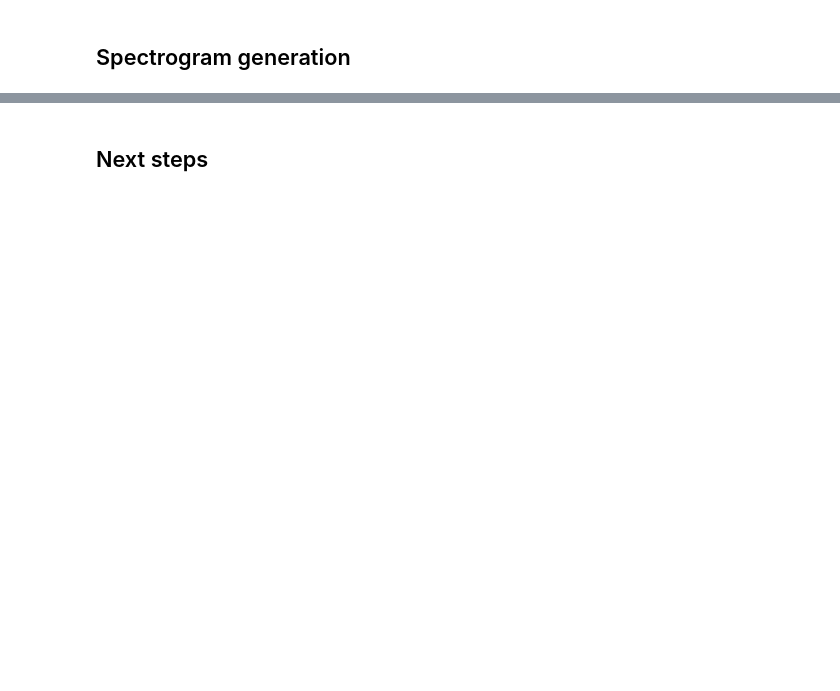
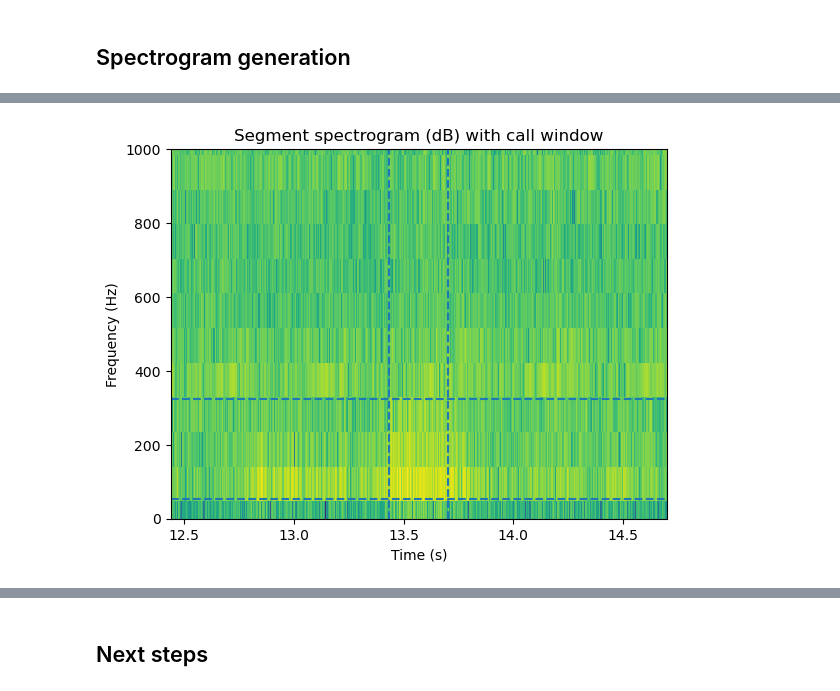
Before and after one commit to hugcamrom/machine-learning-projects, a Jupyter notebook: 01_preprocessing.ipynb, the cells around one changed output, grey strips where cells are left out. Drawn from its saved outputs; the diff is of its cells as text; code cells hidden in the pictures; blank space fills up the shorter version.

```diff
--- a/01_preprocessing.ipynb
+++ b/01_preprocessing.ipynb
@@ -77,3 +77,8 @@ wav_path, wav_path.exists()
 # %% [output]
 (WindowsPath('C:/Users/hugoc/Downloads/GreySealData/GreySealData/Rupes A and B/5713.210806110002.wav'),
  True)
+# %%
+# Select the first annotation row
+row = df.iloc[0]
+
+row
@@ -80,2 +98,92 @@ wav_path, wav_path.exists()
 # %% [markdown]
 ## Spectrogram generation
+# %%
+import numpy as np
+import matplotlib.pyplot as plt
+from scipy.io import wavfile
+from scipy.signal import spectrogram
+
+# --- Values from the row ---
+t0 = float(row["Begin Time (s)"])
+t1 = float(row["End Time (s)"])
+f0 = float(row["Low Freq (Hz)"])
+f1 = float(row["High Freq (Hz)"])
+label = row["Annotation"]
+
+wav_path = RUPES_DIR / ann_path.name.replace(".Table.1.selections.txt", ".wav")
+
+# --- Load wav (keep original dtype; do NOT convert whole thing) ---
+sr, audio_raw = wavfile.read(wav_path)
+
+# If stereo/multi-channel, downmix WITHOUT converting whole file to float
+if audio_raw.ndim > 1:
+    # average channels in float64 would be big; do it in int -> then cast segment later
+    audio_raw = audio_raw.mean(axis=1).astype(audio_raw.dtype)
+
+duration = len(audio_raw) / sr
+print("Sample rate:", sr, "Hz | Duration:", round(duration, 2), "s | Label:", label)
+
+# --- Slice indices first ---
+pad = 1.0
+start_t = max(0.0, t0 - pad)
+end_t = min(duration, t1 + pad)
+start_i = int(start_t * sr)
+end_i = int(end_t * sr)
+
+seg = audio_raw[start_i:end_i]  # small view/copy only of the segment
+print("Segment seconds:", round(start_t, 3), "to", round(end_t, 3),
+      "| samples:", len(seg), "| dtype:", seg.dtype)
+
+# --- Convert ONLY the segment to float32 and normalise ---
+if np.issubdtype(seg.dtype, np.integer):
+    seg = seg.astype(np.float32) / np.iinfo(seg.dtype).max
+else:
+    seg = seg.astype(np.float32)
+
+# --- Spectrogram on the segment only ---
+nperseg = 1024
+noverlap = 768
+
+freqs, times, Sxx = spectrogram(
+    seg, fs=sr,
+    nperseg=nperseg, noverlap=noverlap,
+    scaling="density", mode="magnitude"
+)
+
+Sxx_db = 10 * np.log10(Sxx + 1e-10)
+
+# Convert segment-relative times to absolute
+times_abs = times + start_t
+
+# --- Extract slice ---
+t_mask = (times_abs >= t0) & (times_abs <= t1)
+f_mask = (freqs >= f0) & (freqs <= f1)
+
+slice_db = Sxx_db[np.ix_(f_mask, t_mask)]
+slice_freqs = freqs[f_mask]
+slice_times = times_abs[t_mask]
+
+print("Spectrogram shape:", Sxx_db.shape)
+print("Slice shape:", slice_db.shape)
+
+# --- Plot segment spectrogram + highlight window ---
+plt.figure()
+plt.pcolormesh(times_abs, freqs, Sxx_db, shading="auto")
+plt.ylim(0, 1000)
+plt.xlabel("Time (s)")
+plt.ylabel("Frequency (Hz)")
+plt.title("Segment spectrogram (dB) with call window")
+plt.axvline(t0, linestyle="--")
+plt.axvline(t1, linestyle="--")
+plt.axhline(f0, linestyle="--")
+plt.axhline(f1, linestyle="--")
+plt.show()
+
+# --- Plot extracted slice ---
+plt.figure()
+plt.pcolormesh(slice_times, slice_freqs, slice_db, shading="auto")
+plt.xlabel("Time (s)")
+plt.ylabel("Frequency (Hz)")
+plt.title(f"Extracted call slice (Label: {label})")
+plt.show()
+# %% [output]
@@ -81,0 +194 @@ wav_path, wav_path.exists()
+[figure, added]
```
Also changed, not shown: parts of 2 cells of this notebook.
